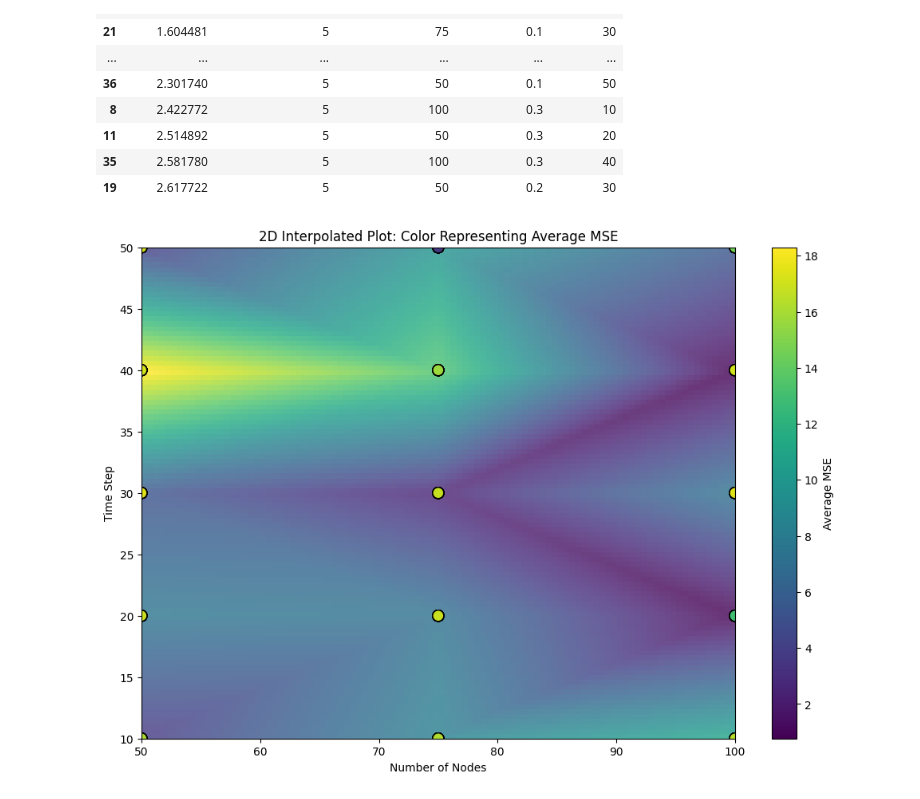
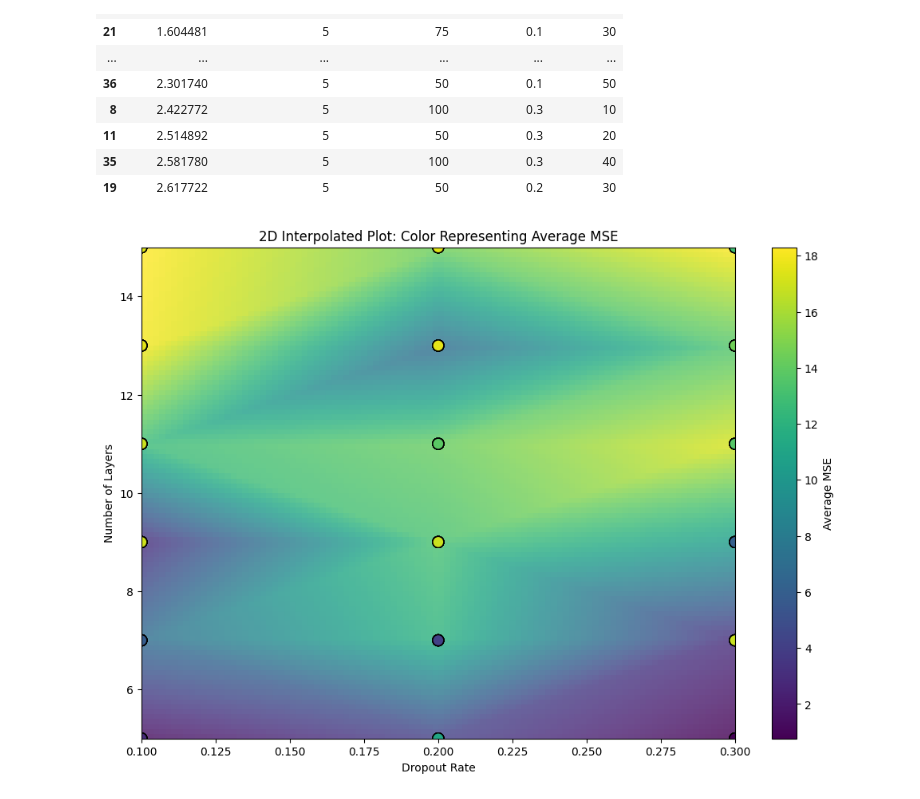
Before and after one commit to carldebski/mads_capstone, a Jupyter notebook: jshumway/hyper_parameter_tuning_viz.ipynb, the cells around one changed output. Drawn from its saved outputs; the diff is of its cells as text; code cells hidden in the pictures.

```diff
--- a/jshumway/hyper_parameter_tuning_viz.ipynb
+++ b/jshumway/hyper_parameter_tuning_viz.ipynb
@@ -146,8 +148,8 @@ df.sort_values(by=['Average MSE'])[:20]
 | 35 | 2.581780 | 5 | 100 | 0.3 | 40 |
 | 19 | 2.617722 | 5 | 50 | 0.2 | 30 |
 # %%
-X_variable = 'Number of Nodes'
-Y_variable = 'Time Step'
+X_variable = 'Dropout Rate'
+Y_variable = 'Number of Layers'
 
 
 # Generate a grid for interpolation
@@ -155,31 +157,31 @@ x_range = np.linspace(df[X_variable].min(), df[X_variable].max(), 100)
 y_range = np.linspace(df[Y_variable].min(), df[Y_variable].max(), 100)
 X_mesh, Y_mesh = np.meshgrid(x_range, y_range)
 
 # Perform 2D interpolation
 Z_mesh = griddata(
     points=(df[X_variable], df[Y_variable]),
     values=df['Average MSE'],
     xi=(X_mesh, Y_mesh),
     method='linear'
 )
 
 # Plotting the interpolated surface as a background
 plt.figure(figsize=(12, 8))
 plt.imshow(Z_mesh, extent=(x_range.min(), x_range.max(), y_range.min(), y_range.max()),
            origin='lower', cmap='viridis', alpha=0.8, aspect='auto')
 
 # Overlay scatter plot of original data points
 plt.scatter(df[X_variable], df[Y_variable], c=df['Average MSE'], cmap='viridis', edgecolor='k', s=100)
 
 # Adding a color bar
 cbar = plt.colorbar()
 cbar.set_label('Average MSE')
 
 # Labeling
 plt.xlabel(X_variable)
 plt.ylabel(Y_variable)
 plt.title('2D Interpolated Plot: Color Representing Average MSE')
 
 plt.show()
 # %% [output]
-[figure, old version]
+[figure, new version]
```
Also changed, not shown: parts of 1 cell of this notebook, 6 other files.
